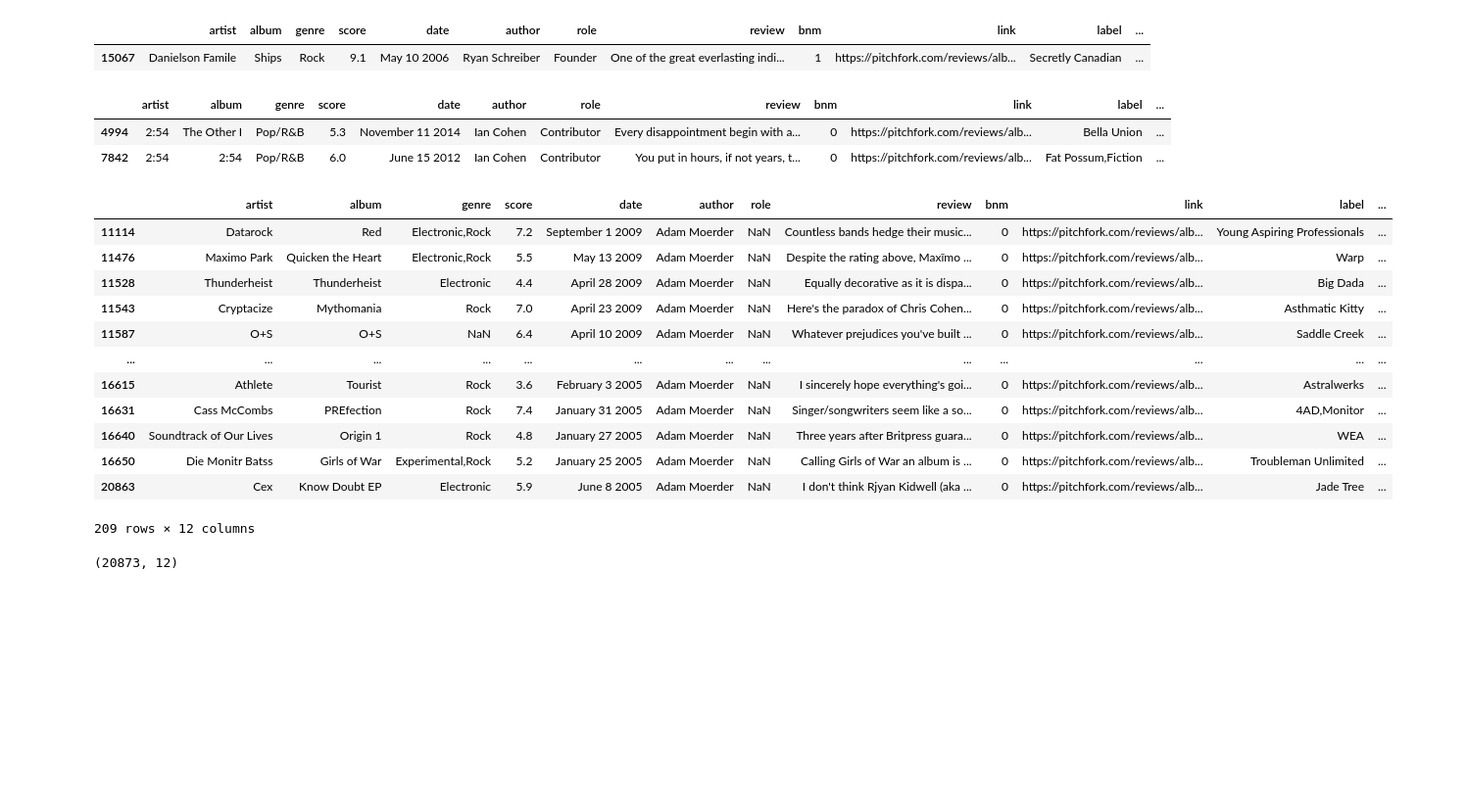
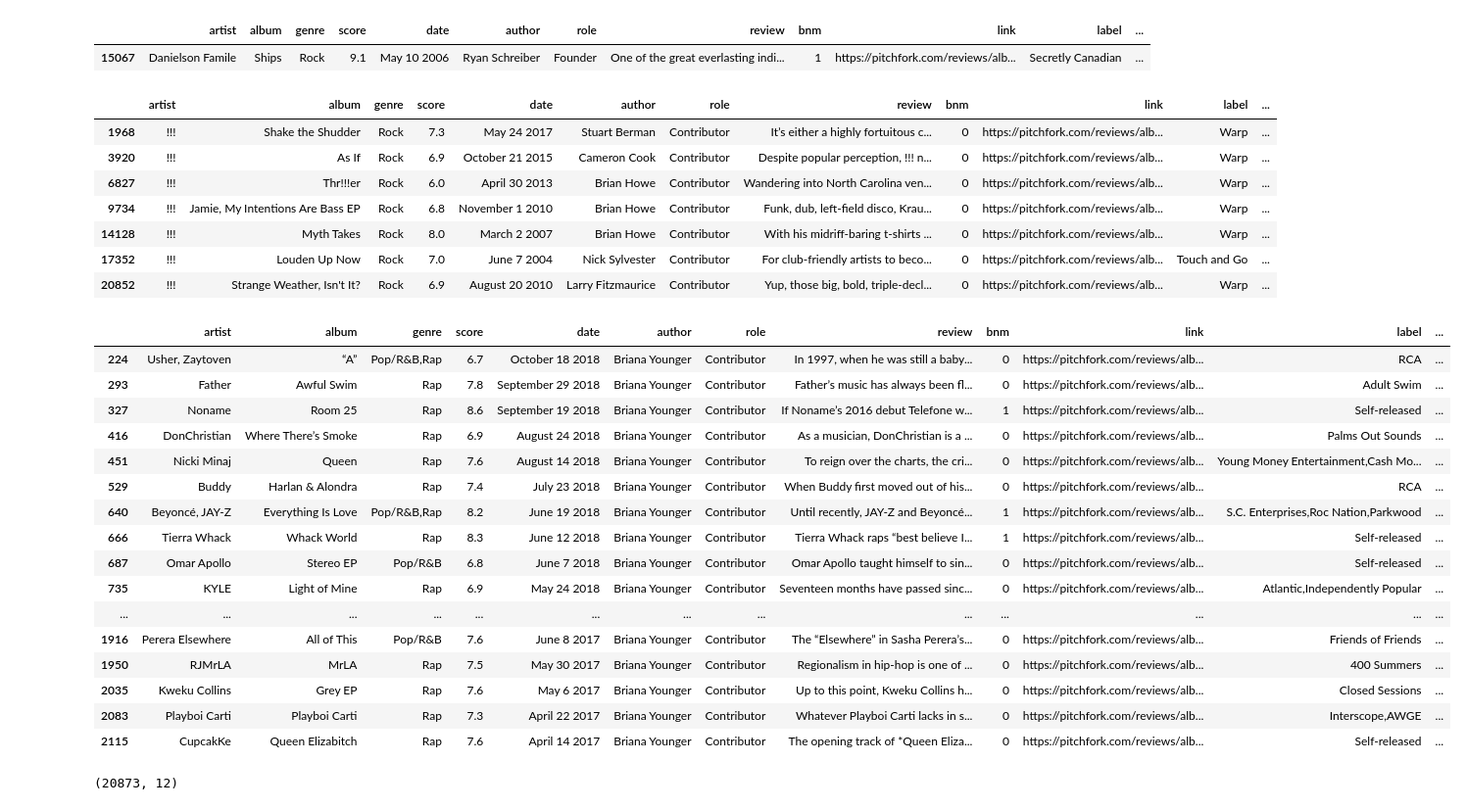
Before and after one commit to Rayma22/PitchForkRecEngine, a Jupyter notebook: FinalProjectPitchForkEDA.ipynb, the cells around one changed output. Shown at 98% size. Drawn from its saved outputs; the diff is of its cells as text; code cells hidden in the pictures; blank space fills up the shorter version.

```diff
--- a/FinalProjectPitchForkEDA.ipynb
+++ b/FinalProjectPitchForkEDA.ipynb
@@ -47,27 +47,36 @@ df[df['album'] == 'Ships']
 |  | artist | album | genre | score | date | author | role | review | bnm | link | label | ... |
 | 15067 | Danielson Famile | Ships | Rock | 9.1 | May 10 2006 | Ryan Schreiber | Founder | One of the great everlasting indi... | 1 | https://pitchfork.com/reviews/alb... | Secretly Canadian | ... |
 # %%
-df[df['artist'] == '2:54']
+df[df['artist'] == '']
 # %% [output]
 |  | artist | album | genre | score | date | author | role | review | bnm | link | label | ... |
-| 4994 | 2:54 | The Other I | Pop/R&B | 5.3 | November 11 2014 | Ian Cohen | Contributor | Every disappointment begin with a... | 0 | https://pitchfork.com/reviews/alb... | Bella Union | ... |
-| 7842 | 2:54 | 2:54 | Pop/R&B | 6.0 | June 15 2012 | Ian Cohen | Contributor | You put in hours, if not years, t... | 0 | https://pitchfork.com/reviews/alb... | Fat Possum,Fiction | ... |
+| 1968 | !!! | Shake the Shudder | Rock | 7.3 | May 24 2017 | Stuart Berman | Contributor | It’s either a highly fortuitous c... | 0 | https://pitchfork.com/reviews/alb... | Warp | ... |
+| 3920 | !!! | As If | Rock | 6.9 | October 21 2015 | Cameron Cook | Contributor | Despite popular perception, !!! n... | 0 | https://pitchfork.com/reviews/alb... | Warp | ... |
+| 6827 | !!! | Thr!!!er | Rock | 6.0 | April 30 2013 | Brian Howe | Contributor | Wandering into North Carolina ven... | 0 | https://pitchfork.com/reviews/alb... | Warp | ... |
+| 9734 | !!! | Jamie, My Intentions Are Bass EP | Rock | 6.8 | November 1 2010 | Brian Howe | Contributor | Funk, dub, left-field disco, Krau... | 0 | https://pitchfork.com/reviews/alb... | Warp | ... |
+| 14128 | !!! | Myth Takes | Rock | 8.0 | March 2 2007 | Brian Howe | Contributor | With his midriff-baring t-shirts ... | 0 | https://pitchfork.com/reviews/alb... | Warp | ... |
+| 17352 | !!! | Louden Up Now | Rock | 7.0 | June 7 2004 | Nick Sylvester | Contributor | For club-friendly artists to beco... | 0 | https://pitchfork.com/reviews/alb... | Touch and Go | ... |
+| 20852 | !!! | Strange Weather, Isn't It? | Rock | 6.9 | August 20 2010 | Larry Fitzmaurice | Contributor | Yup, those big, bold, triple-decl... | 0 | https://pitchfork.com/reviews/alb... | Warp | ... |
 # %%
-df[df['author'] == 'Adam Moerder']
+df[df['author'] == 'Briana Younger']
 # %% [output]
 |  | artist | album | genre | score | date | author | role | review | bnm | link | label | ... |
-| 11114 | Datarock | Red | Electronic,Rock | 7.2 | September 1 2009 | Adam Moerder | NaN | Countless bands hedge their music... | 0 | https://pitchfork.com/reviews/alb... | Young Aspiring Professionals | ... |
-| 11476 | Maximo Park | Quicken the Heart | Electronic,Rock | 5.5 | May 13 2009 | Adam Moerder | NaN | Despite the rating above, Maxïmo ... | 0 | https://pitchfork.com/reviews/alb... | Warp | ... |
-| 11528 | Thunderheist | Thunderheist | Electronic | 4.4 | April 28 2009 | Adam Moerder | NaN | Equally decorative as it is dispa... | 0 | https://pitchfork.com/reviews/alb... | Big Dada | ... |
-| 11543 | Cryptacize | Mythomania | Rock | 7.0 | April 23 2009 | Adam Moerder | NaN | Here's the paradox of Chris Cohen... | 0 | https://pitchfork.com/reviews/alb... | Asthmatic Kitty | ... |
-| 11587 | O+S | O+S | NaN | 6.4 | April 10 2009 | Adam Moerder | NaN | Whatever prejudices you've built ... | 0 | https://pitchfork.com/reviews/alb... | Saddle Creek | ... |
+| 224 | Usher, Zaytoven | “A” | Pop/R&B,Rap | 6.7 | October 18 2018 | Briana Younger | Contributor | In 1997, when he was still a baby... | 0 | https://pitchfork.com/reviews/alb... | RCA | ... |
+| 293 | Father | Awful Swim | Rap | 7.8 | September 29 2018 | Briana Younger | Contributor | Father’s music has always been fl... | 0 | https://pitchfork.com/reviews/alb... | Adult Swim | ... |
+| 327 | Noname | Room 25 | Rap | 8.6 | September 19 2018 | Briana Younger | Contributor | If Noname’s 2016 debut Telefone w... | 1 | https://pitchfork.com/reviews/alb... | Self-released | ... |
+| 416 | DonChristian | Where There’s Smoke | Rap | 6.9 | August 24 2018 | Briana Younger | Contributor | As a musician, DonChristian is a ... | 0 | https://pitchfork.com/reviews/alb... | Palms Out Sounds | ... |
+| 451 | Nicki Minaj | Queen | Rap | 7.6 | August 14 2018 | Briana Younger | Contributor | To reign over the charts, the cri... | 0 | https://pitchfork.com/reviews/alb... | Young Money Entertainment,Cash Mo... | ... |
+| 529 | Buddy | Harlan & Alondra | Rap | 7.4 | July 23 2018 | Briana Younger | Contributor | When Buddy first moved out of his... | 0 | https://pitchfork.com/reviews/alb... | RCA | ... |
+| 640 | Beyoncé, JAY-Z | Everything Is Love | Pop/R&B,Rap | 8.2 | June 19 2018 | Briana Younger | Contributor | Until recently, JAY-Z and Beyoncé... | 1 | https://pitchfork.com/reviews/alb... | S.C. Enterprises,Roc Nation,Parkwood | ... |
+| 666 | Tierra Whack | Whack World | Rap | 8.3 | June 12 2018 | Briana Younger | Contributor | Tierra Whack raps “best believe I... | 1 | https://pitchfork.com/reviews/alb... | Self-released | ... |
+| 687 | Omar Apollo | Stereo EP | Pop/R&B | 6.8 | June 7 2018 | Briana Younger | Contributor | Omar Apollo taught himself to sin... | 0 | https://pitchfork.com/reviews/alb... | Self-released | ... |
+| 735 | KYLE | Light of Mine | Rap | 6.9 | May 24 2018 | Briana Younger | Contributor | Seventeen months have passed sinc... | 0 | https://pitchfork.com/reviews/alb... | Atlantic,Independently Popular | ... |
 | ... | ... | ... | ... | ... | ... | ... | ... | ... | ... | ... | ... | ... |
-| 16615 | Athlete | Tourist | Rock | 3.6 | February 3 2005 | Adam Moerder | NaN | I sincerely hope everything's goi... | 0 | https://pitchfork.com/reviews/alb... | Astralwerks | ... |
-| 16631 | Cass McCombs | PREfection | Rock | 7.4 | January 31 2005 | Adam Moerder | NaN | Singer/songwriters seem like a so... | 0 | https://pitchfork.com/reviews/alb... | 4AD,Monitor | ... |
-| 16640 | Soundtrack of Our Lives | Origin 1 | Rock | 4.8 | January 27 2005 | Adam Moerder | NaN | Three years after Britpress guara... | 0 | https://pitchfork.com/reviews/alb... | WEA | ... |
-| 16650 | Die Monitr Batss | Girls of War | Experimental,Rock | 5.2 | January 25 2005 | Adam Moerder | NaN | Calling Girls of War an album is ... | 0 | https://pitchfork.com/reviews/alb... | Troubleman Unlimited | ... |
-| 20863 | Cex | Know Doubt EP | Electronic | 5.9 | June 8 2005 | Adam Moerder | NaN | I don't think Rjyan Kidwell (aka ... | 0 | https://pitchfork.com/reviews/alb... | Jade Tree | ... |
+| 1916 | Perera Elsewhere | All of This | Pop/R&B | 7.6 | June 8 2017 | Briana Younger | Contributor | The “Elsewhere” in Sasha Perera’s... | 0 | https://pitchfork.com/reviews/alb... | Friends of Friends | ... |
+| 1950 | RJMrLA | MrLA | Rap | 7.5 | May 30 2017 | Briana Younger | Contributor | Regionalism in hip-hop is one of ... | 0 | https://pitchfork.com/reviews/alb... | 400 Summers | ... |
+| 2035 | Kweku Collins | Grey EP | Rap | 7.6 | May 6 2017 | Briana Younger | Contributor | Up to this point, Kweku Collins h... | 0 | https://pitchfork.com/reviews/alb... | Closed Sessions | ... |
+| 2083 | Playboi Carti | Playboi Carti | Rap | 7.3 | April 22 2017 | Briana Younger | Contributor | Whatever Playboi Carti lacks in s... | 0 | https://pitchfork.com/reviews/alb... | Interscope,AWGE | ... |
+| 2115 | CupcakKe | Queen Elizabitch | Rap | 7.6 | April 14 2017 | Briana Younger | Contributor | The opening track of *Queen Eliza... | 0 | https://pitchfork.com/reviews/alb... | Self-released | ... |
-209 rows × 12 columns
 # %%
 df.shape
 # %% [output]
```
Also changed, not shown: 1 other file.
